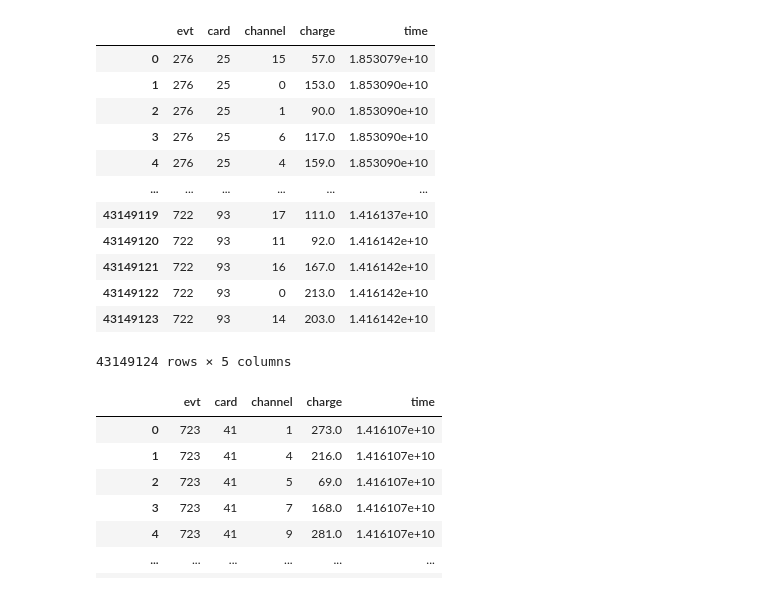
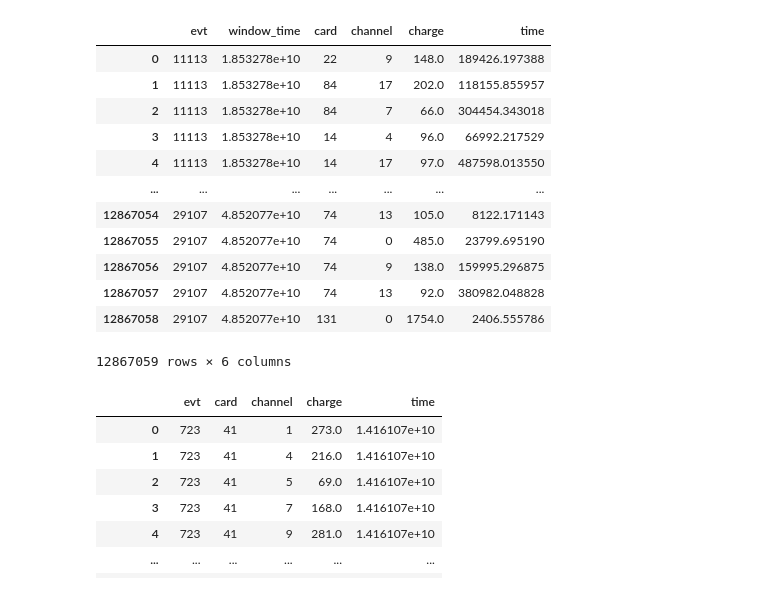
Before and after one commit to elenaramos44/nHits_trigger, a Jupyter notebook: NB/explore_data.ipynb, the cells around one changed output. Saved outputs shown, nothing was run; the diff lists cells and outputs as text; code cells hidden in the pictures.

```diff
--- a/NB/explore_data.ipynb
+++ b/NB/explore_data.ipynb
@@ -19,4 +19,29 @@ from wcte.brbtools import sort_run_files, get_part_files, select_good_parts, get
 from wcte.brbtools import create_df_from_file, df_extend, filter_times_and_relocate_columns, df_mpmt_sumCharge
 from wcte.mapping  import id_names
 from tqdm          import tqdm
+# %%
+def create_df_from_file(files):
+    """
+    Input the information created with get_files_from_part.
+    Creates a Pandas DataFrame with the event, card, channel, charge and time information.
+    Returns the DataFrame.
+    """
+    cards        = files[0]
+    channels     = files[1]
+    charges      = files[2]
+    hit_times    = files[3]
+    window_times = files[4]
+
+    nevents = len(cards)
+    evts    = np.arange(nevents)
+    nhits   = [len(cards[ievt]) for ievt in evts]
+    evt_column = np.repeat(evts, nhits)
+    window_column = np.repeat(window_times, nhits)
+
+    xcards    = ak.flatten(cards)
+    xchannels = ak.flatten(channels)
+    xcharges  = ak.flatten(charges)
+    xtimes    = ak.flatten(hit_times)
+    df = pd.DataFrame({'evt':evt_column, 'window_time':window_column, 'card':xcards, 'channel':xchannels, 'charge':xcharges, "time":xtimes})
+    return df
 # %%
@@ -28,4 +73,4 @@ good_parts = select_good_parts(part_files, run_files)
 # %%
-df_part0 = create_df_from_file(get_files_from_part(good_parts[0], run_files))
+df_part0 = create_df_from_file(get_files_from_part(part_files[0], run_files))
 df_part0
 # %% [output]
@@ -45,22 +90,22 @@ df_part0
 # %%
-df_part1 = create_df_from_file(get_files_from_part(good_parts[1], run_files))
+df_part1 = create_df_from_file(get_files_from_part(part_files[1], run_files))
 events_offseted = df_part1.evt.values + (np.max(df_part0.evt) + 1)
 df_part1["evt"] = events_offseted
 df_part1
 # %% [output]
-|  | evt | card | channel | charge | time |
-| 0 | 276 | 25 | 15 | 57.0 | 1.853079e+10 |
-| 1 | 276 | 25 | 0 | 153.0 | 1.853090e+10 |
-| 2 | 276 | 25 | 1 | 90.0 | 1.853090e+10 |
-| 3 | 276 | 25 | 6 | 117.0 | 1.853090e+10 |
-| 4 | 276 | 25 | 4 | 159.0 | 1.853090e+10 |
-| ... | ... | ... | ... | ... | ... |
-| 43149119 | 722 | 93 | 17 | 111.0 | 1.416137e+10 |
-| 43149120 | 722 | 93 | 11 | 92.0 | 1.416142e+10 |
-| 43149121 | 722 | 93 | 16 | 167.0 | 1.416142e+10 |
-| 43149122 | 722 | 93 | 0 | 213.0 | 1.416142e+10 |
-| 43149123 | 722 | 93 | 14 | 203.0 | 1.416142e+10 |
+|  | evt | window_time | card | channel | charge | time |
+| 0 | 11113 | 1.853278e+10 | 22 | 9 | 148.0 | 189426.197388 |
+| 1 | 11113 | 1.853278e+10 | 84 | 17 | 202.0 | 118155.855957 |
+| 2 | 11113 | 1.853278e+10 | 84 | 7 | 66.0 | 304454.343018 |
+| 3 | 11113 | 1.853278e+10 | 14 | 4 | 96.0 | 66992.217529 |
+| 4 | 11113 | 1.853278e+10 | 14 | 17 | 97.0 | 487598.013550 |
+| ... | ... | ... | ... | ... | ... | ... |
+| 12867054 | 29107 | 4.852077e+10 | 74 | 13 | 105.0 | 8122.171143 |
+| 12867055 | 29107 | 4.852077e+10 | 74 | 0 | 485.0 | 23799.695190 |
+| 12867056 | 29107 | 4.852077e+10 | 74 | 9 | 138.0 | 159995.296875 |
+| 12867057 | 29107 | 4.852077e+10 | 74 | 13 | 92.0 | 380982.048828 |
+| 12867058 | 29107 | 4.852077e+10 | 131 | 0 | 1754.0 | 2406.555786 |
-43149124 rows × 5 columns
+12867059 rows × 6 columns
 # %%
 df_part2 = create_df_from_file(get_files_from_part(good_parts[2], run_files))
 events_offseted = df_part2.evt.values + (np.max(df_part1.evt) + 1)
```
Also changed, not shown: parts of 11 cells of this notebook, 1 other file.
